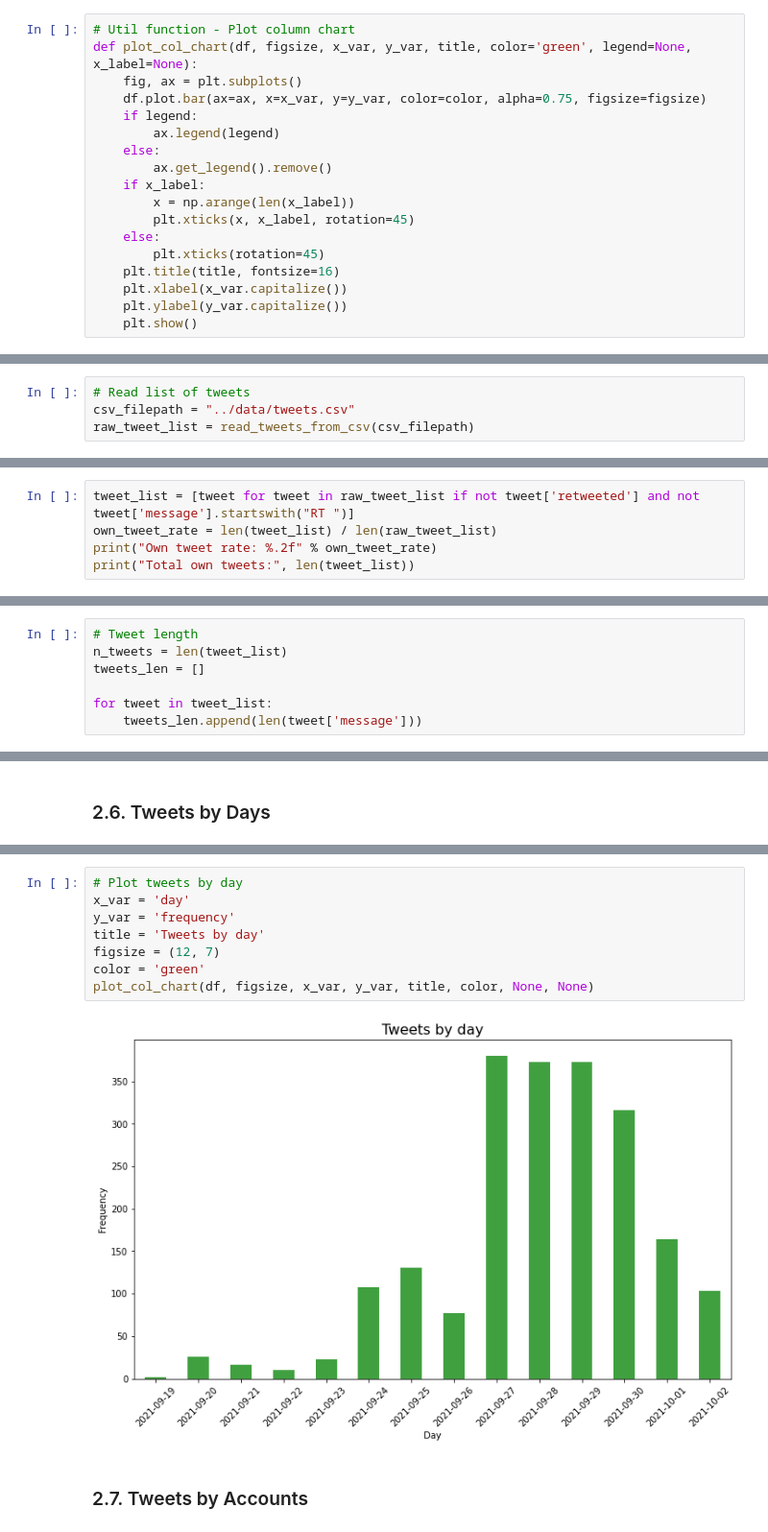
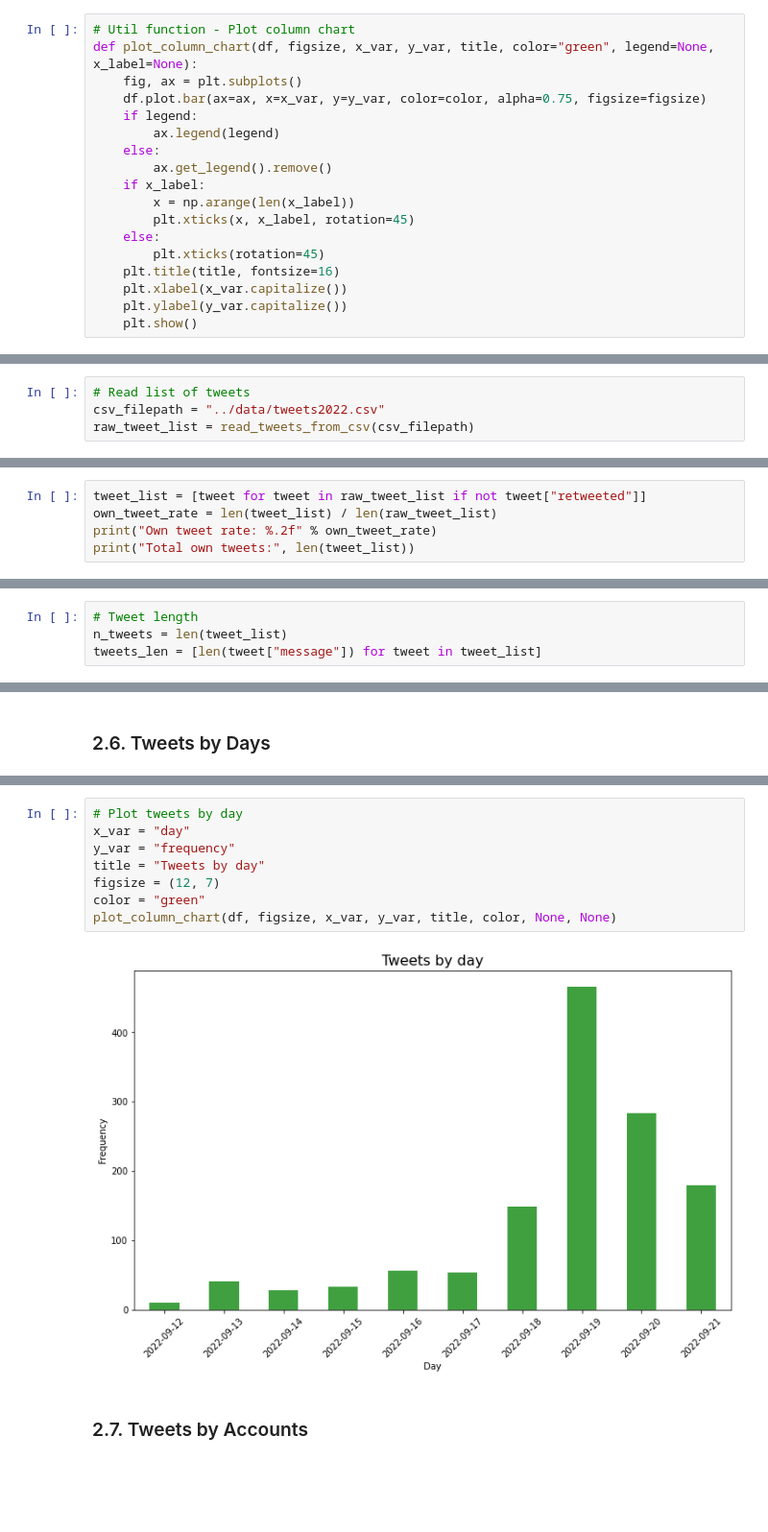
Before and after one commit to ansegura7/recsys-tweet-analysis, a Jupyter notebook: analysis/AccountAnalytics.ipynb, the cells around one changed output, grey strips where cells are left out. Shown at 96% size. Drawn from its saved outputs; the diff is of its cells as text; blank space fills up the shorter version.

```diff
--- a/analysis/AccountAnalytics.ipynb
+++ b/analysis/AccountAnalytics.ipynb
@@ -33,7 +32,7 @@ Networkx version: 2.6.2
 #### Definition of Utility Functions
 # %%
 # Util function - Plot column chart
-def plot_col_chart(df, figsize, x_var, y_var, title, color='green', legend=None, x_label=None):
+def plot_column_chart(df, figsize, x_var, y_var, title, color="green", legend=None, x_label=None):
     fig, ax = plt.subplots()
     df.plot.bar(ax=ax, x=x_var, y=y_var, color=color, alpha=0.75, figsize=figsize)
     if legend:
@@ -93,7 +92,7 @@ def read_tweets_from_csv(csv_filepath):
     return tweet_list
 # %%
 # Read list of tweets
-csv_filepath = "../data/tweets.csv"
+csv_filepath = "../data/tweets2022.csv"
 raw_tweet_list = read_tweets_from_csv(csv_filepath)
 # %%
 # Last tweet
@@ -121,7 +120,7 @@ Total tweets: 2101
 # %% [markdown]
 ### 2.2. Calculate own tweet rate
 # %%
-tweet_list = [tweet for tweet in raw_tweet_list if not tweet['retweeted'] and not tweet['message'].startswith("RT ")]
+tweet_list = [tweet for tweet in raw_tweet_list if not tweet["retweeted"]]
 own_tweet_rate = len(tweet_list) / len(raw_tweet_list)
 print("Own tweet rate: %.2f" % own_tweet_rate)
 print("Total own tweets:", len(tweet_list))
@@ -133,9 +132,6 @@ Total own tweets: 960
 # %%
 # Tweet length
 n_tweets = len(tweet_list)
-tweets_len = []
-
-for tweet in tweet_list:
-    tweets_len.append(len(tweet['message']))
+tweets_len = [len(tweet["message"]) for tweet in tweet_list]
 # %%
 # Showing stats
@@ -278,13 +269,13 @@ df
 # %%
 # Plot tweets by day
-x_var = 'day'
-y_var = 'frequency'
-title = 'Tweets by day'
+x_var = "day"
+y_var = "frequency"
+title = "Tweets by day"
 figsize = (12, 7)
-color = 'green'
-plot_col_chart(df, figsize, x_var, y_var, title, color, None, None)
+color = "green"
+plot_column_chart(df, figsize, x_var, y_var, title, color, None, None)
 # %% [output]
-[figure, old version]
+[figure, new version]
 # %% [markdown]
 ### 2.7. Tweets by Accounts
 # %%
```
Also changed, not shown: parts of 52 cells of this notebook, 1 other file.
